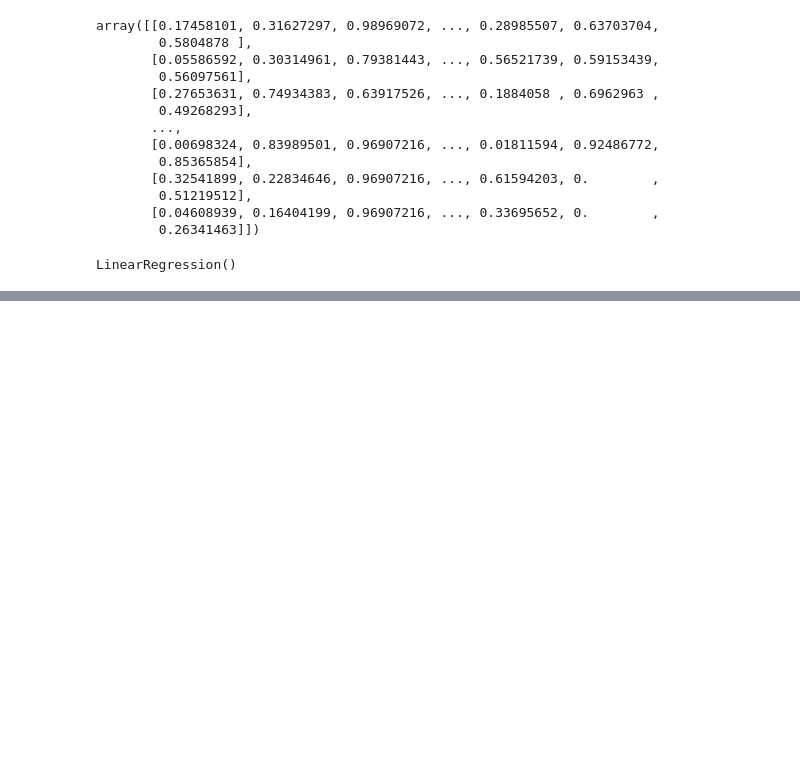
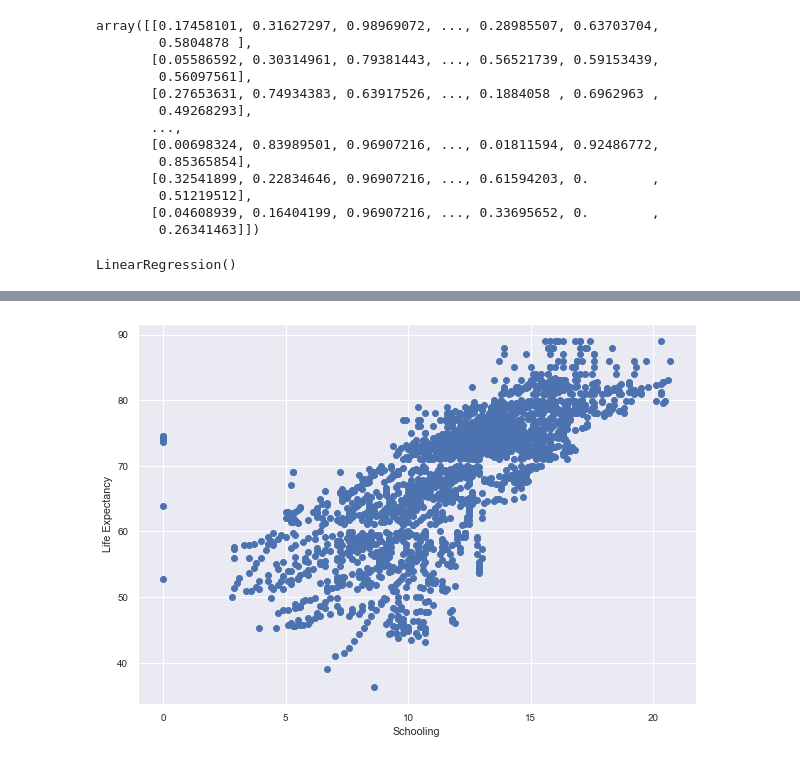
Before and after one commit to merkol/CS452, a Jupyter notebook: Homework_1/Life_Expectancy.ipynb, the cells around one changed output, grey strips where cells are left out. Cells and saved outputs as stored; diff of their text form; code cells hidden in the pictures; blank space fills up the shorter version.

```diff
--- a/Homework_1/Life_Expectancy.ipynb
+++ b/Homework_1/Life_Expectancy.ipynb
@@ -327,0 +383,9 @@ Model_4 3 scores below
+# %%
+plt.figure(figsize=(10,7))
+plt.scatter(df_0['Schooling'],df_0['Life expectancy '])
+plt.xlabel("Schooling")
+plt.ylabel("Life Expectancy")
+#pt.xlim([0,1])
+plt.show()
+# %% [output]
+[figure, added]
```
Also changed, not shown: parts of 27 cells of this notebook.
